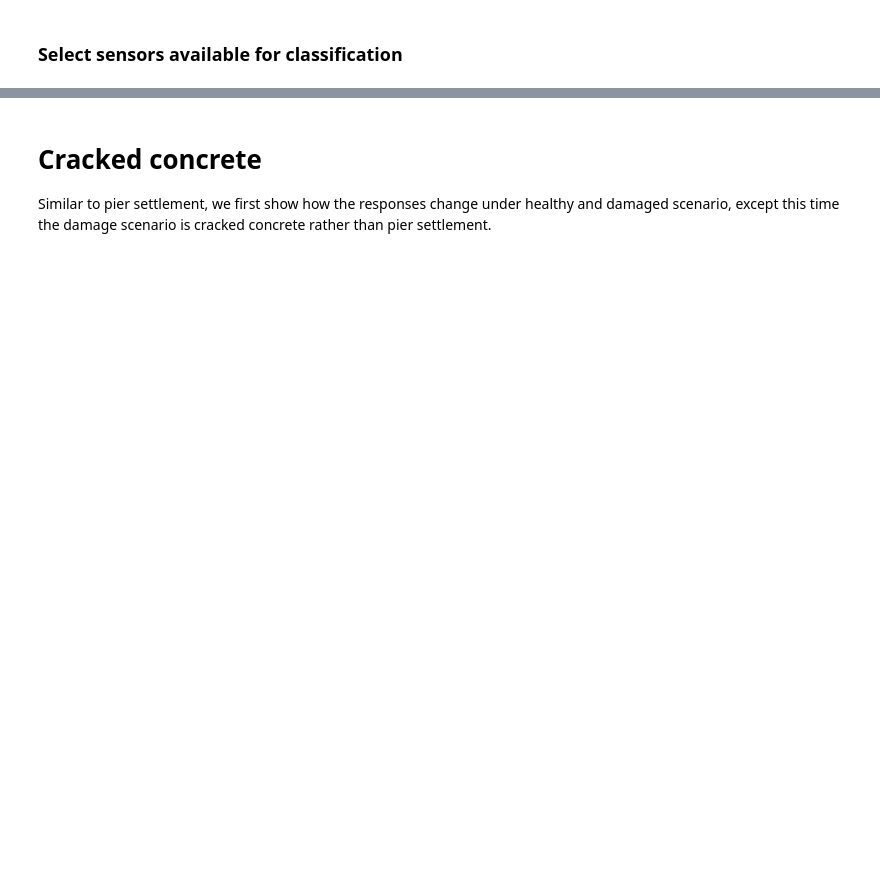
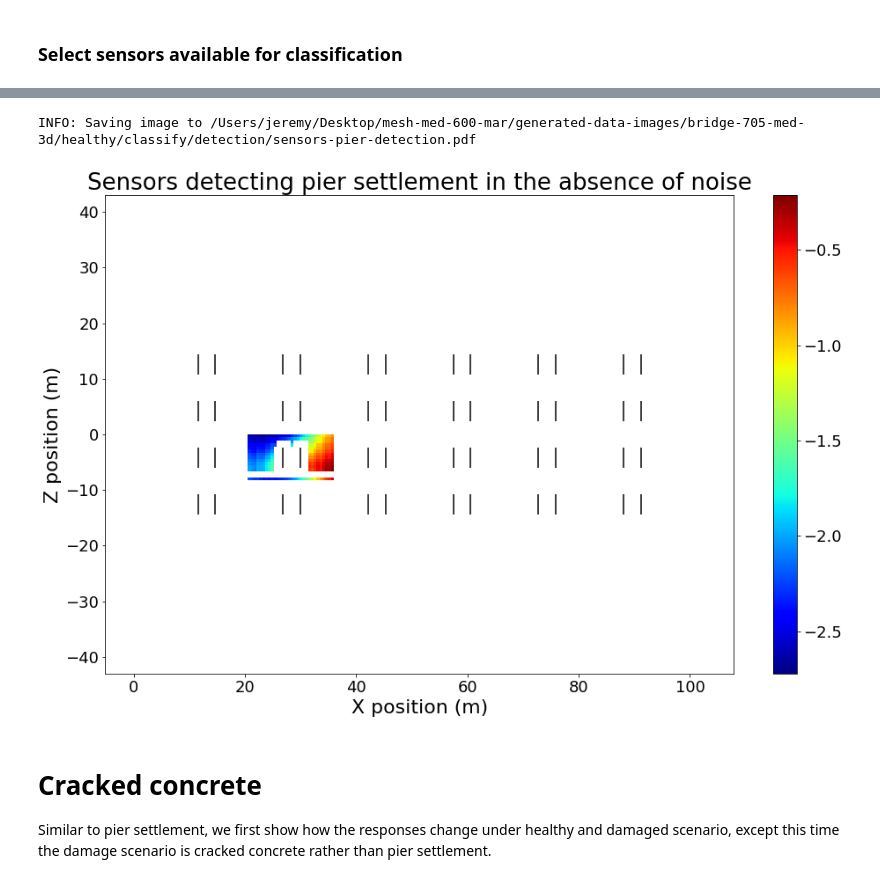
Before and after one commit to jerbaroo/bridge-sim, a Jupyter notebook: notebooks/classify.ipynb, the cells around one changed output, grey strips where cells are left out. Cells and saved outputs as stored; diff of their text form; code cells hidden in the pictures; blank space fills up the shorter version.

```diff
--- a/notebooks/classify.ipynb
+++ b/notebooks/classify.ipynb
@@ -1350,24 +1385,25 @@ print(healthy_probs, pier_probs)
 # %%
-# Collect and label the responses.
-damage_features = defaultdict(list)  # Dimensions: (sensors : (scenarios x samples per simulation) x features).
-damage_labels = defaultdict(list)  # Dimensions: (sensors : (scenarios x samples per simulation)), each value is the damage scenario index.
-for sensor_i, sensor in enumerate(sensors):
-    if sensor in classify_sensors_set:
-        print(f"Sensor {sensor_i}", end="\r")
-        for damage_label, (y, s) in enumerate(responses):
-            print(y.shape)
-            assert len(sensors) == len(y)
-            y, s = resize_y(y[sensor_i]), resize_s(s[sensor_i])
-            for response_i in range(len(y)):
-                damage_features[sensor_i].append([y[response_i], s[response_i]])
-                damage_labels[sensor_i].append(damage_label)
-        damage_features[sensor_i] = np.array(damage_features[sensor_i])
-        damage_labels[sensor_i] = np.array(damage_labels[sensor_i])
-#         print(damage_features[sensor_i].shape)
-#         print(damage_labels[sensor_i].shape)
-#         print(set(damage_labels[sensor_i]))
+if False:
+    # Collect and label the responses.
+    damage_features = defaultdict(list)  # Dimensions: (sensors : (scenarios x samples per simulation) x features).
+    damage_labels = defaultdict(list)  # Dimensions: (sensors : (scenarios x samples per simulation)), each value is the damage scenario index.
+    for sensor_i, sensor in enumerate(sensors):
+        if sensor in classify_sensors_set:
+            print(f"Sensor {sensor_i}", end="\r")
+            for damage_label, (y, s) in enumerate(responses):
+                print(y.shape)
+                assert len(sensors) == len(y)
+                y, s = resize_y(y[sensor_i]), resize_s(s[sensor_i])
+                for response_i in range(len(y)):
+                    damage_features[sensor_i].append([y[response_i], s[response_i]])
+                    damage_labels[sensor_i].append(damage_label)
+            damage_features[sensor_i] = np.array(damage_features[sensor_i])
+            damage_labels[sensor_i] = np.array(damage_labels[sensor_i])
+    #         print(damage_features[sensor_i].shape)
+    #         print(damage_labels[sensor_i].shape)
+    #         print(set(damage_labels[sensor_i]))
 # %%
-if True:
+if False:
     acc_pier = dict()
     acc_healthy = dict()
     labels_pier = dict()
@@ -1400,26 +1436,33 @@ if False:
             dist[sensor_i] = distance.euclidean(healthy_mean, pier_mean)
             print(f"Sensor {sensor_i}", end="\r")
 # %%
-to_plot = acc_pier
+# to_plot = acc_pier
 # to_plot = dist
+to_plot = dict()
+for pier_prob, classify_sensor_i in zip(pier_probs, classify_sensors_i):
+    to_plot[classify_sensor_i] = pier_prob
 amin, amax = min(to_plot.values()), max(to_plot.values())
 cmap = mpl.cm.get_cmap("jet")
 norm = mpl.colors.Normalize(vmin=amin, vmax=amax)
 
 for sensor_i, (sensor, pier) in enumerate(zip(sensors, sensor_piers)):
+#     print(sensor_i)
     facecolor = cmap(1 - norm(to_plot[sensor_i])) if sensor in classify_sensors else "white"
     plt.gca().add_patch(plt.Rectangle(
         (sensor.x - width / 2, sensor.z - height / 2),
         width,
         height,
         facecolor=facecolor,
 #         edgecolor="black",
     ))
 top_view_bridge(c.bridge, compass=False, piers=True)
 
 plt.title("Sensors detecting pier settlement in the absence of noise")
 plt.colorbar(plt.cm.ScalarMappable(cmap=cmap, norm=norm))
 plt.savefig(c.get_image_path("classify/detection", "sensors-pier-detection.pdf"))
+# %% [output]
+INFO: Saving image to /Users/jeremy/Desktop/mesh-med-600-mar/generated-data-images/bridge-705-med-3d/healthy/classify/detection/sensors-pier-detection.pdf
+[figure, added]
 # %% [markdown]
 # Cracked concrete
 Similar to pier settlement, we first show how the responses change under healthy and damaged scenario, except this time the damage scenario is cracked concrete rather than pier settlement.
```
Also changed, not shown: parts of 9 cells of this notebook, 4 other files.
